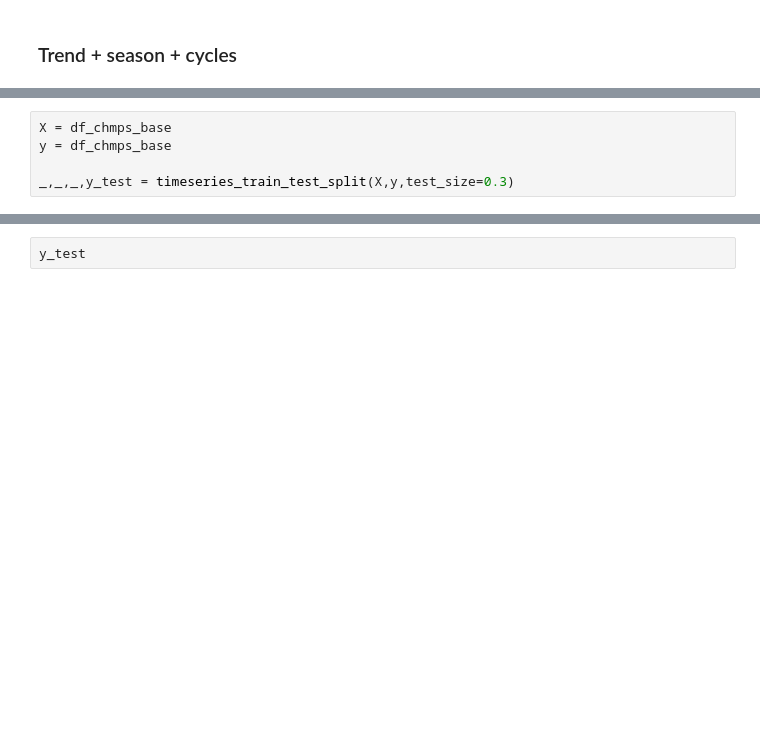
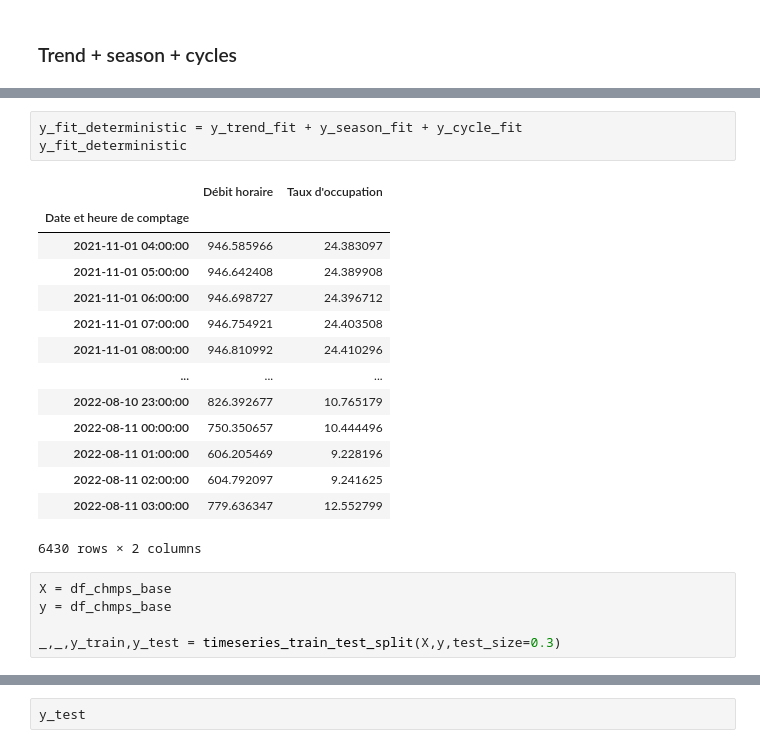
Before and after one commit to chrisahn99/eCSpress, a Jupyter notebook: notebooks/Hybrid_Linear_XGBoost.ipynb, the cells around one changed output, grey strips where cells are left out. Saved outputs shown, nothing was run; the diff lists cells and outputs as text; blank space fills up the shorter version.

```diff
--- a/notebooks/Hybrid_Linear_XGBoost.ipynb
+++ b/notebooks/Hybrid_Linear_XGBoost.ipynb
@@ -442,6 +409,24 @@ y_pred_deterministic
 2756 rows × 2 columns
+# %%
+y_fit_deterministic = y_trend_fit + y_season_fit + y_cycle_fit
+y_fit_deterministic
+# %% [output]
+|  | Débit horaire | Taux d'occupation |
+| Date et heure de comptage |  |  |
+| 2021-11-01 04:00:00 | 946.585966 | 24.383097 |
+| 2021-11-01 05:00:00 | 946.642408 | 24.389908 |
+| 2021-11-01 06:00:00 | 946.698727 | 24.396712 |
+| 2021-11-01 07:00:00 | 946.754921 | 24.403508 |
+| 2021-11-01 08:00:00 | 946.810992 | 24.410296 |
+| ... | ... | ... |
+| 2022-08-10 23:00:00 | 826.392677 | 10.765179 |
+| 2022-08-11 00:00:00 | 750.350657 | 10.444496 |
+| 2022-08-11 01:00:00 | 606.205469 | 9.228196 |
+| 2022-08-11 02:00:00 | 604.792097 | 9.241625 |
+| 2022-08-11 03:00:00 | 779.636347 | 12.552799 |
+6430 rows × 2 columns
 # %%
 X = df_chmps_base
 y = df_chmps_base
 
-_,_,_,y_test = timeseries_train_test_split(X,y,test_size=0.3)
+_,_,y_train,y_test = timeseries_train_test_split(X,y,test_size=0.3)
```
Also changed, not shown: parts of 14 cells of this notebook, 2 other files.
